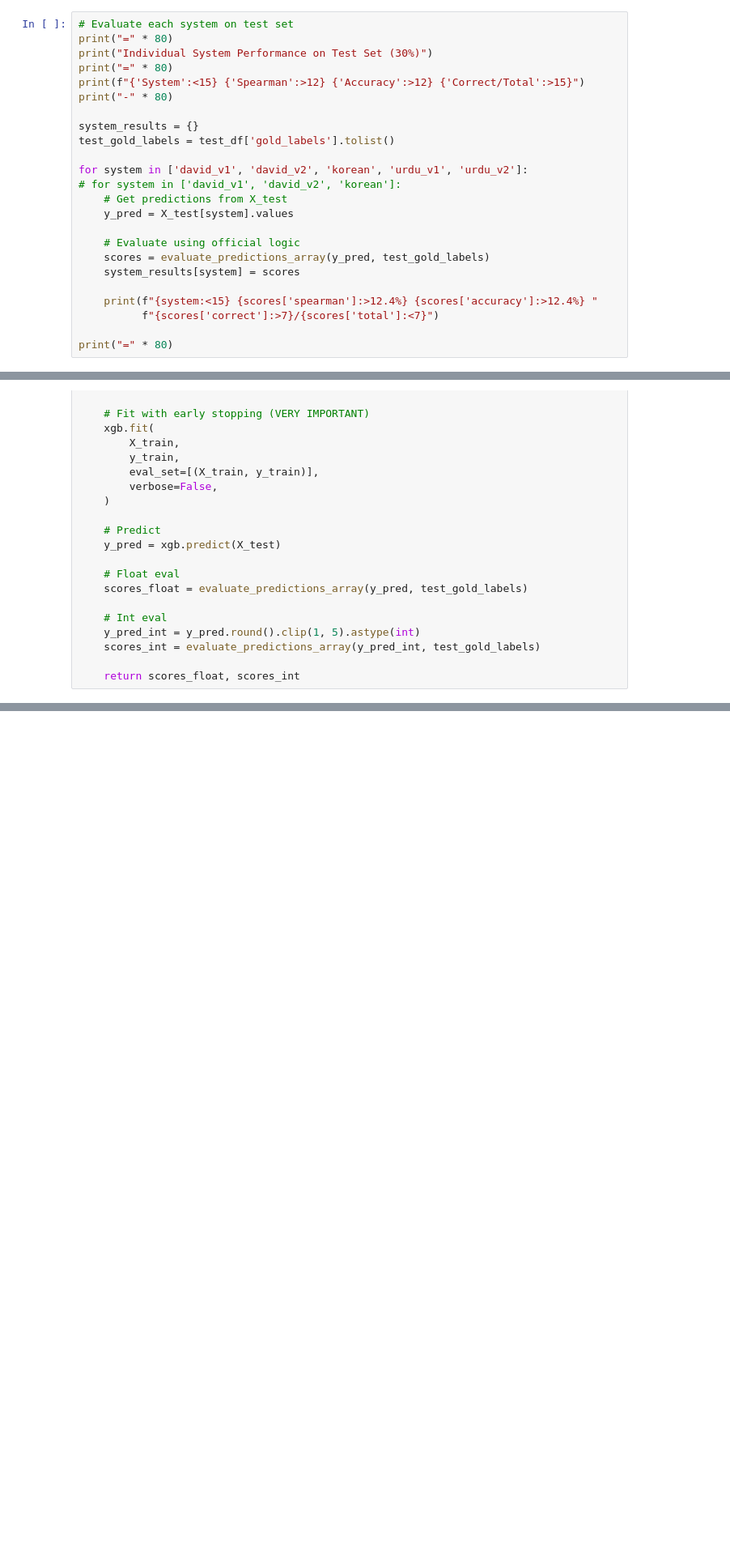
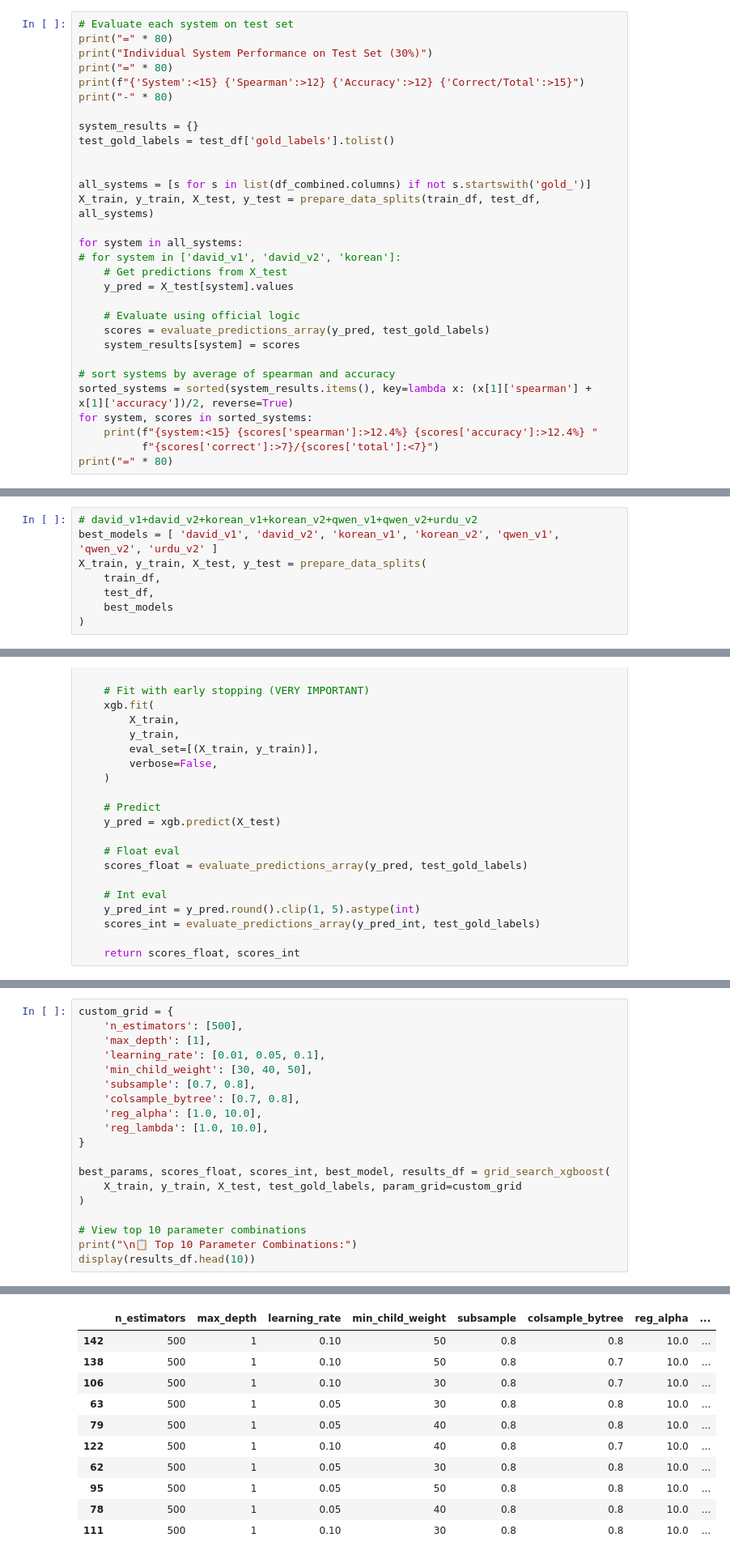
Before and after one commit to UAlberta-NLP/SemEval2026-WSP, a Jupyter notebook: ensemble/dev.ipynb, the cells around one changed output, grey strips where cells are left out. Shown at 81% size. Saved outputs shown, nothing was run; the diff lists cells and outputs as text; blank space fills up the shorter version.

```diff
--- a/ensemble/dev.ipynb
+++ b/ensemble/dev.ipynb
@@ -329,7 +375,11 @@ print("-" * 80)
 system_results = {}
 test_gold_labels = test_df['gold_labels'].tolist()
 
-for system in ['david_v1', 'david_v2', 'korean', 'urdu_v1', 'urdu_v2']:
+
+all_systems = [s for s in list(df_combined.columns) if not s.startswith('gold_')]
+X_train, y_train, X_test, y_test = prepare_data_splits(train_df, test_df, all_systems)
+
+for system in all_systems:
 # for system in ['david_v1', 'david_v2', 'korean']:
     # Get predictions from X_test
     y_pred = X_test[system].values
@@ -338,9 +388,11 @@ for system in ['david_v1', 'david_v2', 'korean', 'urdu_v1', 'urdu_v2']:
     scores = evaluate_predictions_array(y_pred, test_gold_labels)
     system_results[system] = scores
 
+# sort systems by average of spearman and accuracy
+sorted_systems = sorted(system_results.items(), key=lambda x: (x[1]['spearman'] + x[1]['accuracy'])/2, reverse=True)
+for system, scores in sorted_systems:
     print(f"{system:<15} {scores['spearman']:>12.4%} {scores['accuracy']:>12.4%} "
           f"{scores['correct']:>7}/{scores['total']:<7}")
-
 print("=" * 80)
 # %% [output]
 ================================================================================
@@ -497,3 +728,11 @@ urdu_v2              +0.0683
+# %%
+# david_v1+david_v2+korean_v1+korean_v2+qwen_v1+qwen_v2+urdu_v2
+best_models = [ 'david_v1', 'david_v2', 'korean_v1', 'korean_v2', 'qwen_v1', 'qwen_v2', 'urdu_v2' ]
+X_train, y_train, X_test, y_test = prepare_data_splits(
+    train_df,
+    test_df,
+    best_models
+)
 # %% [markdown]
 ## XGBoost Regressor
 # %%
@@ -589,0 +895,20 @@ depth=3 lr=0.02 n=400 | Spearman=82.5424% Acc=91.5254%
+# %%
+custom_grid = {
+    'n_estimators': [500],
+    'max_depth': [1],
+    'learning_rate': [0.01, 0.05, 0.1],
+    'min_child_weight': [30, 40, 50],
+    'subsample': [0.7, 0.8],
+    'colsample_bytree': [0.7, 0.8],
+    'reg_alpha': [1.0, 10.0],
+    'reg_lambda': [1.0, 10.0],
+}
+
+best_params, scores_float, scores_int, best_model, results_df = grid_search_xgboost(
+    X_train, y_train, X_test, test_gold_labels, param_grid=custom_grid
+)
+
+# View top 10 parameter combinations
+print("\n📋 Top 10 Parameter Combinations:")
+display(results_df.head(10))
+# %% [output]
@@ -590,3 +932,14 @@ depth=3 lr=0.02 n=400 | Spearman=82.5424% Acc=91.5254%
+|  | n_estimators | max_depth | learning_rate | min_child_weight | subsample | colsample_bytree | reg_alpha | ... |
+| 142 | 500 | 1 | 0.10 | 50 | 0.8 | 0.8 | 10.0 | ... |
+| 138 | 500 | 1 | 0.10 | 50 | 0.8 | 0.7 | 10.0 | ... |
+| 106 | 500 | 1 | 0.10 | 30 | 0.8 | 0.7 | 10.0 | ... |
+| 63 | 500 | 1 | 0.05 | 30 | 0.8 | 0.8 | 10.0 | ... |
+| 79 | 500 | 1 | 0.05 | 40 | 0.8 | 0.8 | 10.0 | ... |
+| 122 | 500 | 1 | 0.10 | 40 | 0.8 | 0.7 | 10.0 | ... |
+| 62 | 500 | 1 | 0.05 | 30 | 0.8 | 0.8 | 10.0 | ... |
+| 95 | 500 | 1 | 0.05 | 50 | 0.8 | 0.8 | 10.0 | ... |
+| 78 | 500 | 1 | 0.05 | 40 | 0.8 | 0.8 | 10.0 | ... |
+| 111 | 500 | 1 | 0.10 | 30 | 0.8 | 0.8 | 10.0 | ... |
 # %%
 # XGBoost with competition-validated settings
 xgb = XGBRegressor(
```
Also changed, not shown: parts of 27 cells of this notebook, 14 other files.
